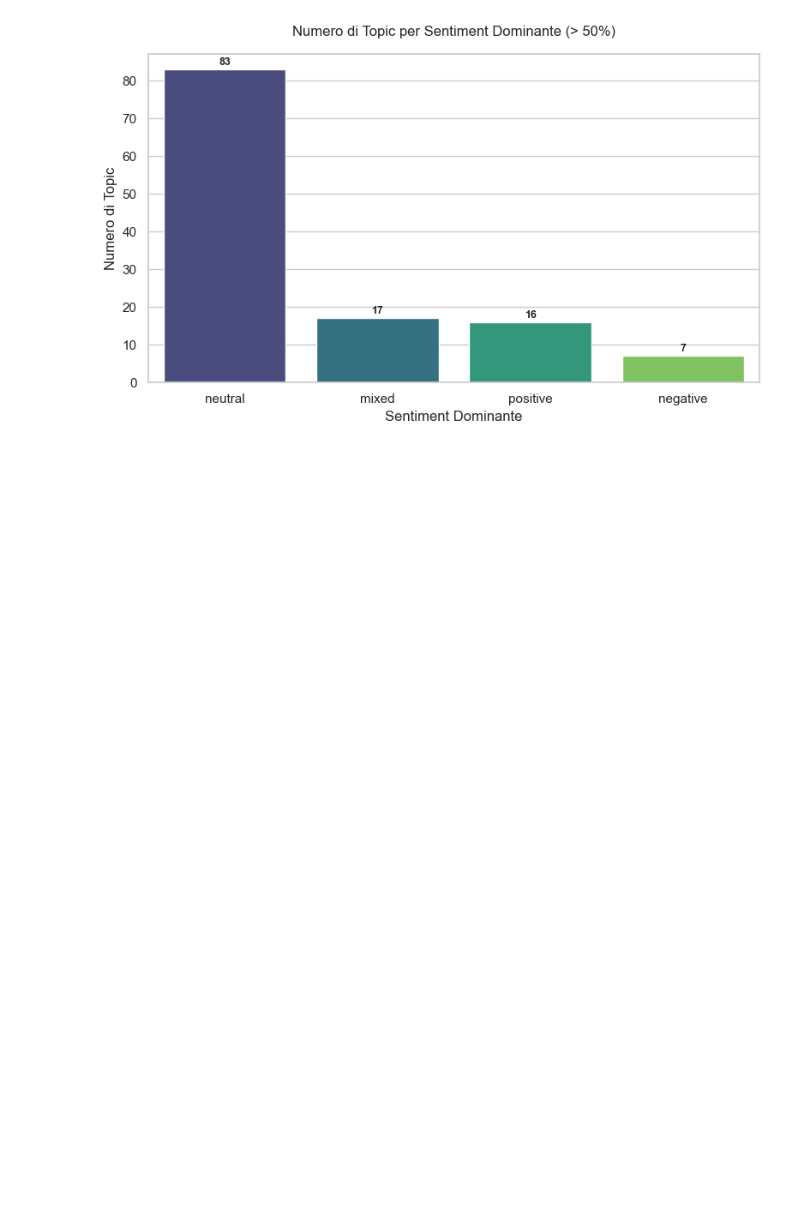
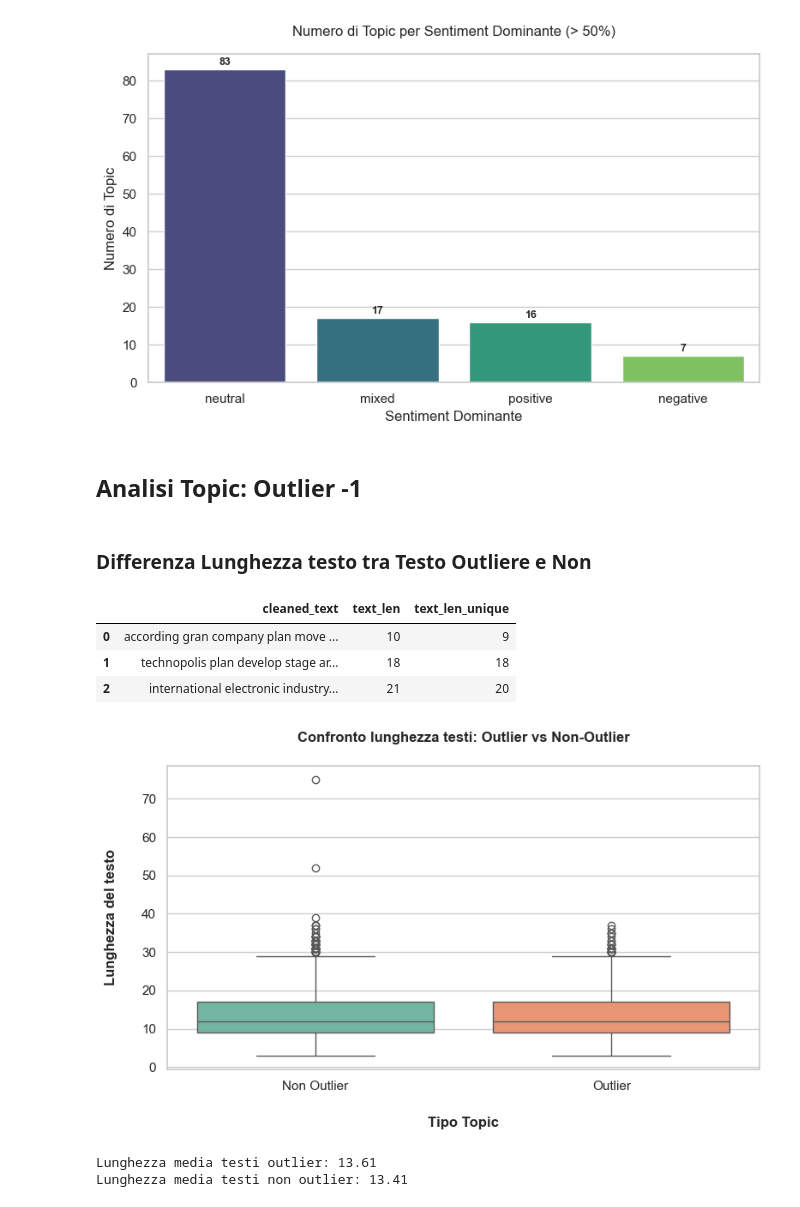
Before and after one commit to IreneGaita/FinSent, a Jupyter notebook: airflow/notebooks/topic_analysis.ipynb, the cells around one changed output. Cells and saved outputs as stored; diff of their text form; code cells hidden in the pictures; blank space fills up the shorter version.

Commit message:
Updated topic_analysis
- Added Topic Outlier analysis
- Added Sentiment & topic analysis
- Created barplot, wordcloud, heatmap, etc..

```diff
--- a/airflow/notebooks/topic_analysis.ipynb
+++ b/airflow/notebooks/topic_analysis.ipynb
@@ -177,3 +181,18 @@ plt.tight_layout()
 plt.show()
 # %% [output]
 [figure]
+# %% [markdown]
+## Analisi Topic: Outlier -1
+# %% [markdown]
+### Differenza Lunghezza testo tra Testo Outliere e Non
+# %%
+# Calcolo lunghezza in parole
+df['text_len'] = df['cleaned_text'].apply(lambda x: len(x.split()))
+df['text_len_unique'] = df['cleaned_text'].apply(lambda x: len(set(x.split())))
+# %%
+df[["cleaned_text", "text_len","text_len_unique"]].head(3)
+# %% [output]
+|  | cleaned_text | text_len | text_len_unique |
+| 0 | according gran company plan move ... | 10 | 9 |
+| 1 | technopolis plan develop stage ar... | 18 | 18 |
+| 2 | international electronic industry... | 21 | 20 |
@@ -179,0 +202,19 @@ plt.show()
+# %%
+# Confronto tra outlier e non-outlier
+df['is_outlier'] = df['Topic'] == -1
+
+plt.figure(figsize=(8,5))
+sns.boxplot(data=df, x='is_outlier', y='text_len', palette='Set2')
+plt.title("Confronto lunghezza testi: Outlier vs Non-Outlier", pad=20, fontweight="bold")
+plt.xlabel("Tipo Topic", labelpad=20, fontweight="bold")
+plt.ylabel("Lunghezza del testo", labelpad=20, fontweight="bold")
+plt.xticks([0,1], ['Non Outlier', 'Outlier'])
+plt.tight_layout()
+plt.show()
+
+print(f"Lunghezza media testi outlier: {df_outlier.text_len.mean():.2f}")
+print(f"Lunghezza media testi non outlier: {df_noutlier.text_len.mean():.2f}")
+# %% [output]
+[figure, added]
+Lunghezza media testi outlier: 13.61
+Lunghezza media testi non outlier: 13.41
```
Also changed, not shown: parts of 16 cells of this notebook.
